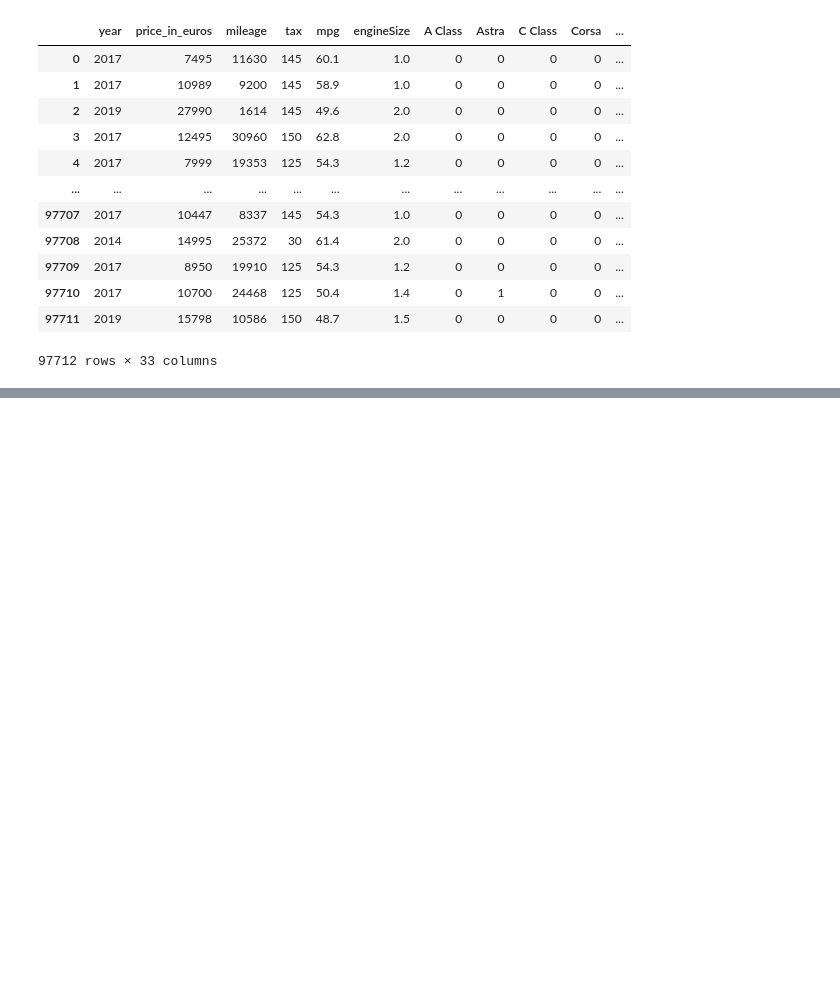
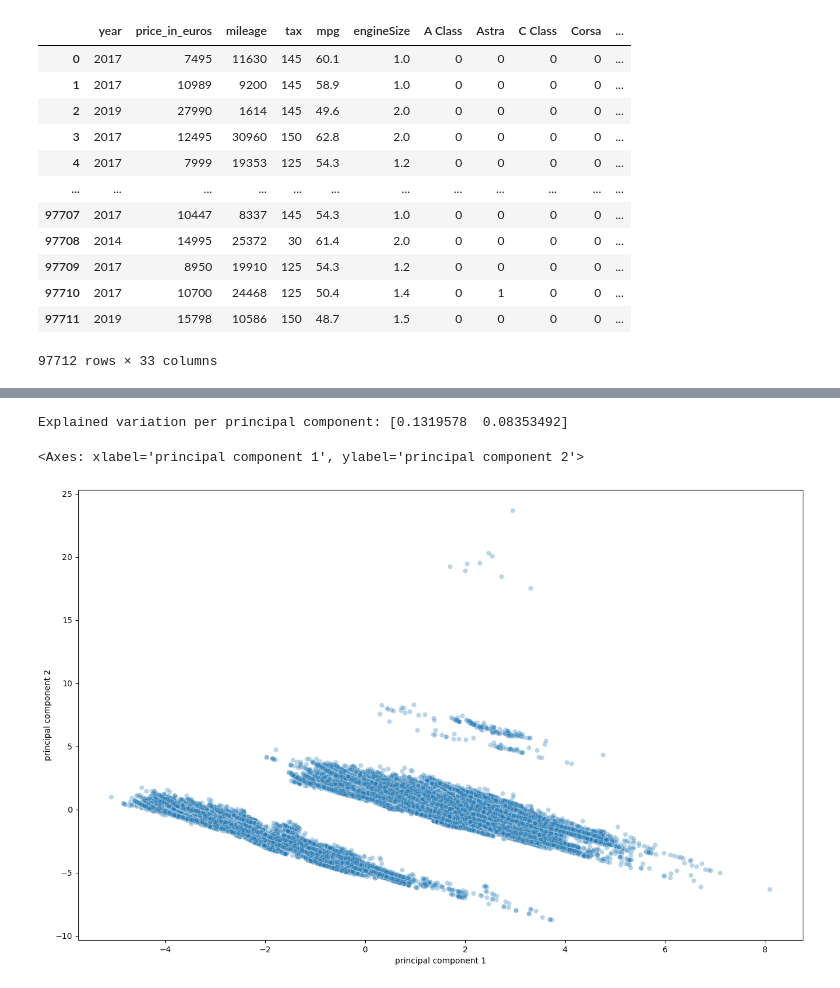
Before and after one commit to anniezhe0/cars, a Jupyter notebook: carsv2.ipynb, the cells around one changed output, grey strips where cells are left out. Saved outputs shown, nothing was run; the diff lists cells and outputs as text; code cells hidden in the pictures; blank space fills up the shorter version.

```diff
--- a/carsv2.ipynb
+++ b/carsv2.ipynb
@@ -278,3 +280,8 @@ cars_encoded
 | 97710 | 2017 | 10700 | 24468 | 125 | 50.4 | 1.4 | 0 | 1 | 0 | 0 | ... |
 | 97711 | 2019 | 15798 | 10586 | 150 | 48.7 | 1.5 | 0 | 0 | 0 | 0 | ... |
 97712 rows × 33 columns
+# %%
+from sklearn.preprocessing import StandardScaler
+features = cars_encoded.columns
+x = cars_encoded.loc[:, features].values
+x = StandardScaler().fit_transform(x) # normalizing the features
@@ -280,0 +309,8 @@ cars_encoded
+# %%
+from sklearn.decomposition import PCA
+pca_cars = PCA(n_components=2)
+principalComponents_cars = pca_cars.fit_transform(x)
+# %%
+principal_cars_Df = pd.DataFrame(data = principalComponents_cars
+             , columns = ['principal component 1', 'principal component 2'])
+principal_cars_Df.head()
@@ -280,0 +324,16 @@ cars_encoded
+# %%
+print('Explained variation per principal component: {}'.format(pca_cars.explained_variance_ratio_))
+# %% [output]
+Explained variation per principal component: [0.1319578  0.08353492]
+# %%
+plt.figure(figsize=(16,10))
+sns.scatterplot(
+    x="principal component 1", y="principal component 2",
+    # hue="principal component 1",
+    data=principal_cars_Df,
+    legend="full",
+    alpha=0.3
+)
+# %% [output]
+<Axes: xlabel='principal component 1', ylabel='principal component 2'>
+[figure, added]
```
Also changed, not shown: parts of 6 cells of this notebook.
